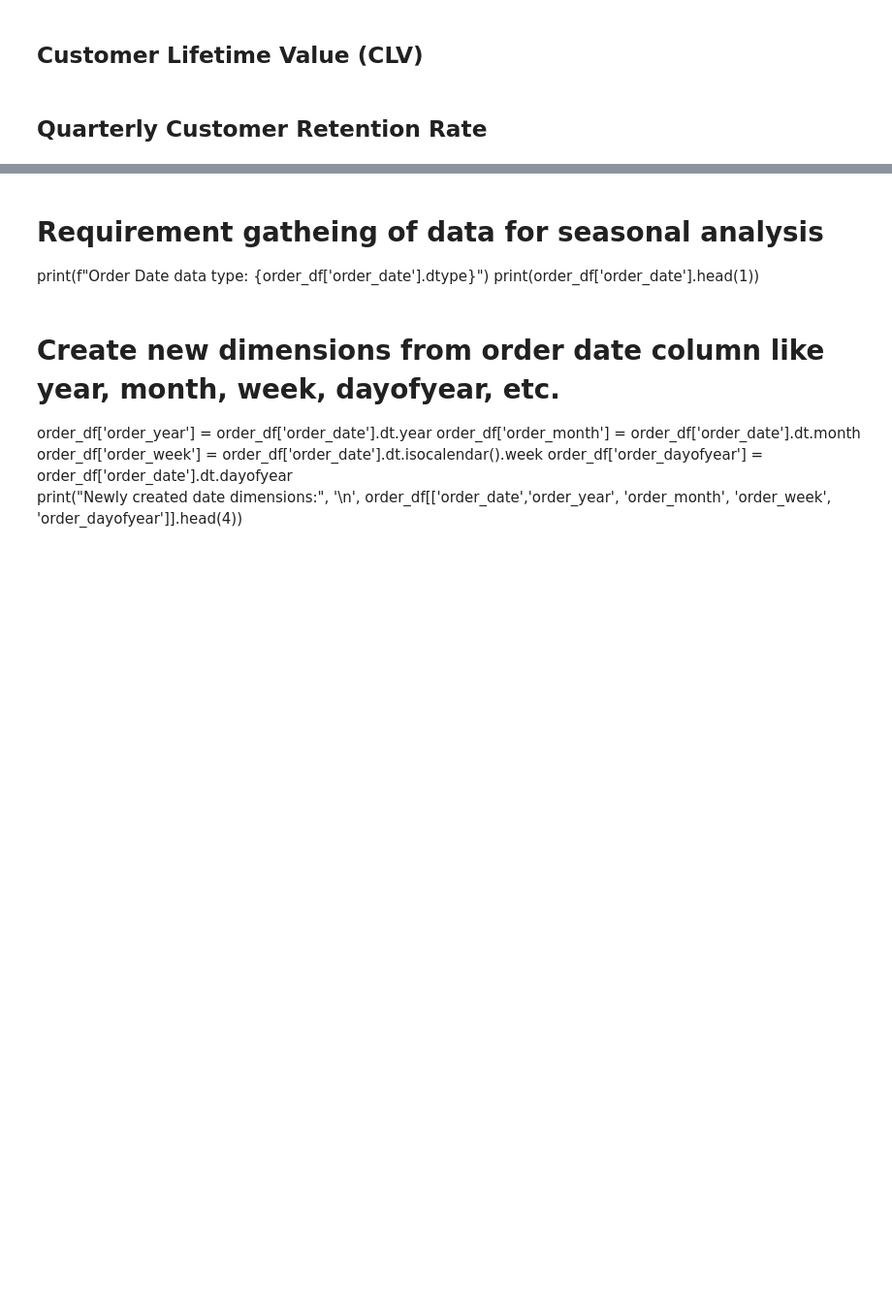
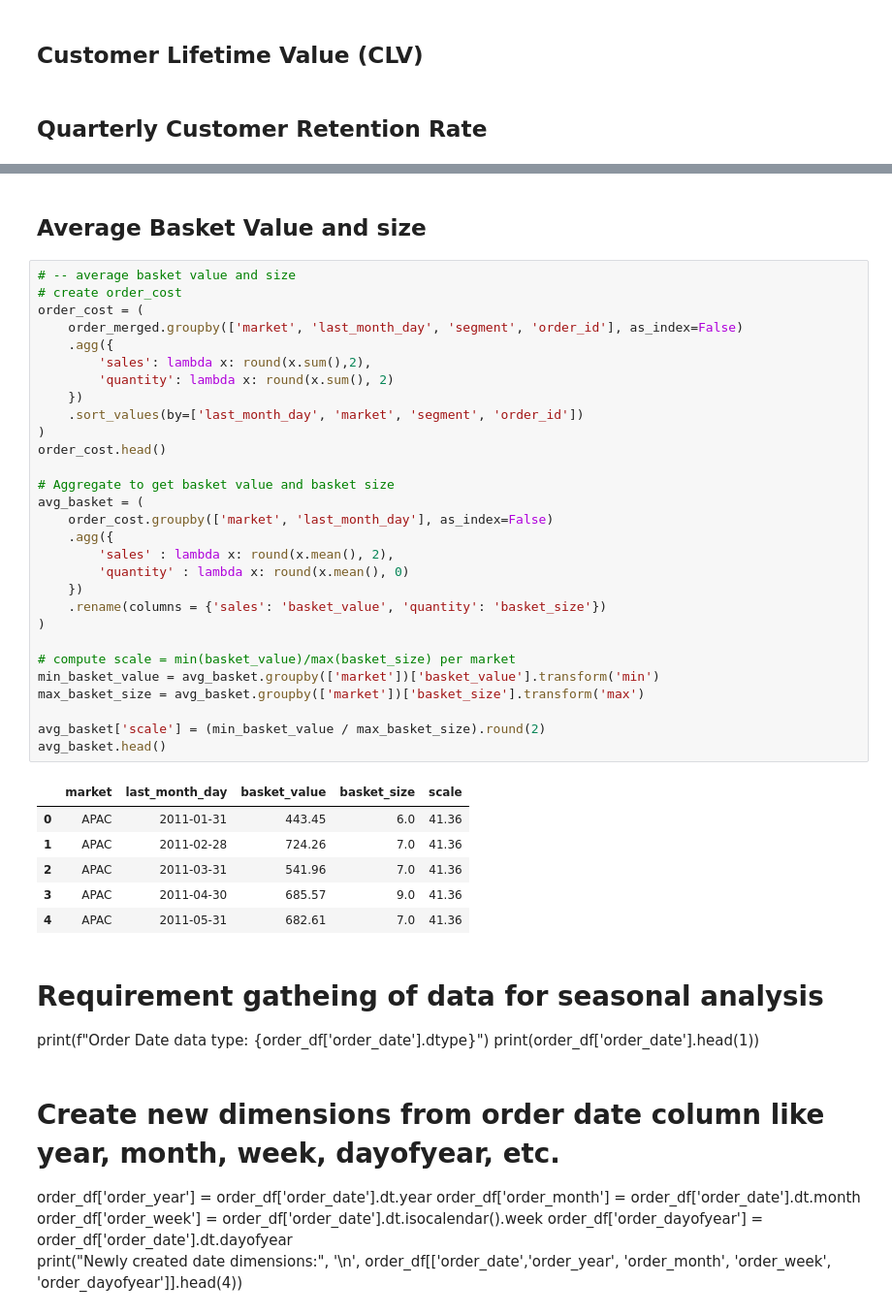
Before and after one commit to annugit1655/Global-Superstore-Project, a Jupyter notebook: notebooks/order-return-sales-analysis.ipynb, the cells around one changed output, grey strips where cells are left out. Shown at 97% size. Drawn from its saved outputs; the diff is of its cells as text; blank space fills up the shorter version.

Commit message:
'basket_size'

```diff
--- a/notebooks/order-return-sales-analysis.ipynb
+++ b/notebooks/order-return-sales-analysis.ipynb
@@ -692,3 +730,41 @@ data['first_year'] = data['first_date'].dt.year
+# %% [markdown]
+## **Average Basket Value and size**
+# %%
+# -- average basket value and size
+# create order_cost
+order_cost = (
+    order_merged.groupby(['market', 'last_month_day', 'segment', 'order_id'], as_index=False)
+    .agg({
+        'sales': lambda x: round(x.sum(),2),
+        'quantity': lambda x: round(x.sum(), 2)
+    })
+    .sort_values(by=['last_month_day', 'market', 'segment', 'order_id'])
+)
+order_cost.head()
+
+# Aggregate to get basket value and basket size
+avg_basket = (
+    order_cost.groupby(['market', 'last_month_day'], as_index=False)
+    .agg({
+        'sales' : lambda x: round(x.mean(), 2),
+        'quantity' : lambda x: round(x.mean(), 0)
+    })
+    .rename(columns = {'sales': 'basket_value', 'quantity': 'basket_size'})
+)
+
+# compute scale = min(basket_value)/max(basket_size) per market
+min_basket_value = avg_basket.groupby(['market'])['basket_value'].transform('min')
+max_basket_size = avg_basket.groupby(['market'])['basket_size'].transform('max')
+
+avg_basket['scale'] = (min_basket_value / max_basket_size).round(2)
+avg_basket.head()
+# %% [output]
+|  | market | last_month_day | basket_value | basket_size | scale |
+| 0 | APAC | 2011-01-31 | 443.45 | 6.0 | 41.36 |
+| 1 | APAC | 2011-02-28 | 724.26 | 7.0 | 41.36 |
+| 2 | APAC | 2011-03-31 | 541.96 | 7.0 | 41.36 |
+| 3 | APAC | 2011-04-30 | 685.57 | 9.0 | 41.36 |
+| 4 | APAC | 2011-05-31 | 682.61 | 7.0 | 41.36 |
 # %% [markdown]
 # Requirement gatheing of data for seasonal analysis
 print(f"Order Date data type: {order_df['order_date'].dtype}")
```
Also changed, not shown: parts of 4 cells of this notebook.
